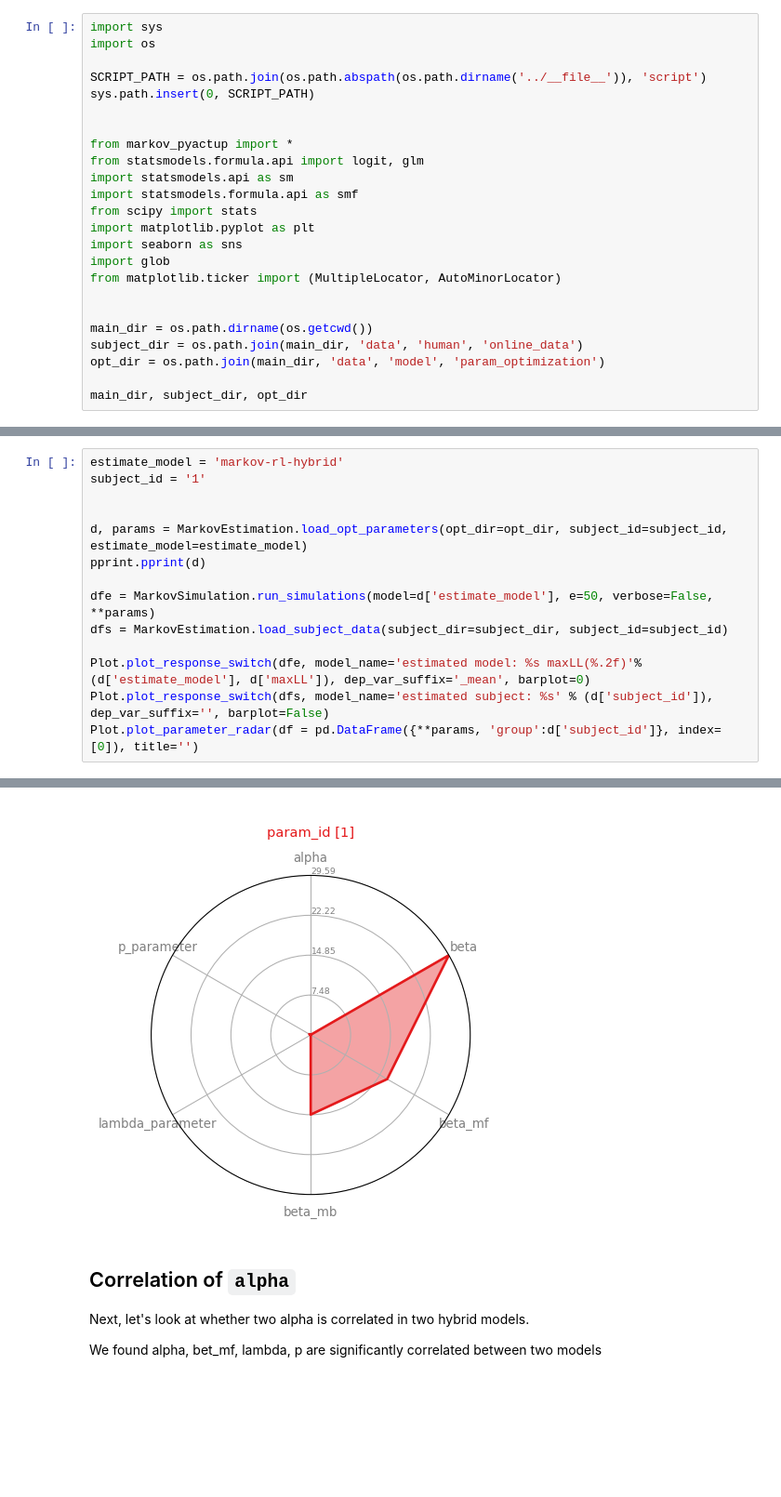
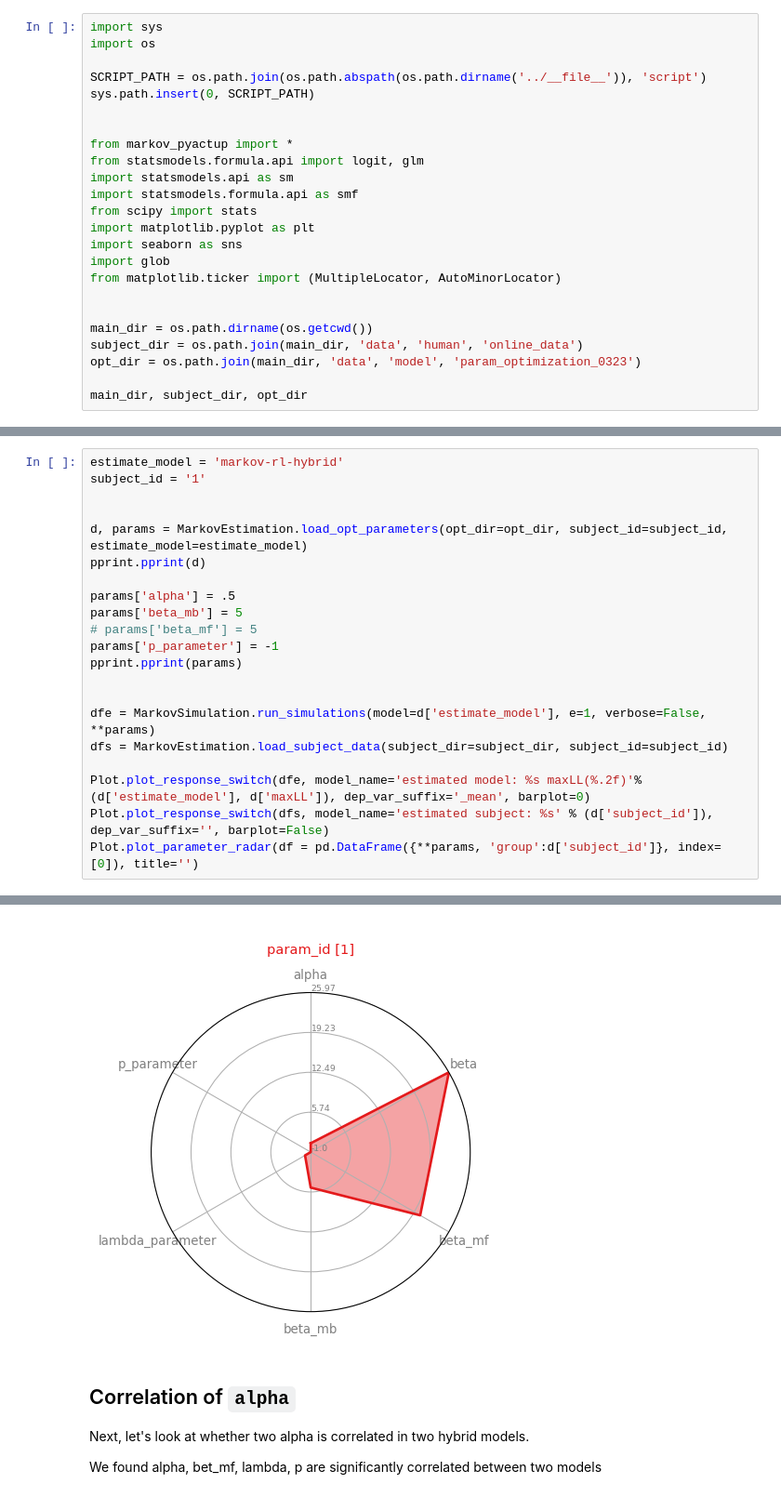
Before and after one commit to yangyuxue2333/ACTR-MarkovTask, a Jupyter notebook: analysis/test_pyactup_visualize_estimate.ipynb, the cells around one changed output, grey strips where cells are left out. Shown at 93% size. Cells and saved outputs as stored; diff of their text form; blank space fills up the shorter version.

```diff
--- a/analysis/test_pyactup_visualize_estimate.ipynb
+++ b/analysis/test_pyactup_visualize_estimate.ipynb
@@ -19,7 +19,7 @@ from matplotlib.ticker import (MultipleLocator, AutoMinorLocator)
 
 main_dir = os.path.dirname(os.getcwd())
 subject_dir = os.path.join(main_dir, 'data', 'human', 'online_data')
-opt_dir = os.path.join(main_dir, 'data', 'model', 'param_optimization')
+opt_dir = os.path.join(main_dir, 'data', 'model', 'param_optimization_0323')
 
 main_dir, subject_dir, opt_dir
 # %% [output]
@@ -65,7 +67,14 @@ subject_id = '1'
 d, params = MarkovEstimation.load_opt_parameters(opt_dir=opt_dir, subject_id=subject_id, estimate_model=estimate_model)
 pprint.pprint(d)
 
-dfe = MarkovSimulation.run_simulations(model=d['estimate_model'], e=50, verbose=False, **params)
+params['alpha'] = .5
+params['beta_mb'] = 5
+# params['beta_mf'] = 5
+params['p_parameter'] = -1
+pprint.pprint(params)
+
+
+dfe = MarkovSimulation.run_simulations(model=d['estimate_model'], e=1, verbose=False, **params)
 dfs = MarkovEstimation.load_subject_data(subject_dir=subject_dir, subject_id=subject_id)
 
 Plot.plot_response_switch(dfe, model_name='estimated model: %s maxLL(%.2f)'%(d['estimate_model'], d['maxLL']), dep_var_suffix='_mean', barplot=0)
@@ -87,5 +104,5 @@ Plot.plot_parameter_radar(df = pd.DataFrame({**params, 'group':d['subject_id']},
 [figure]
-[figure, old version]
+[figure, new version]
 # %% [markdown]
 ## Correlation of `alpha`
 
```
Also changed, not shown: parts of 15 cells of this notebook, 5 other files.
